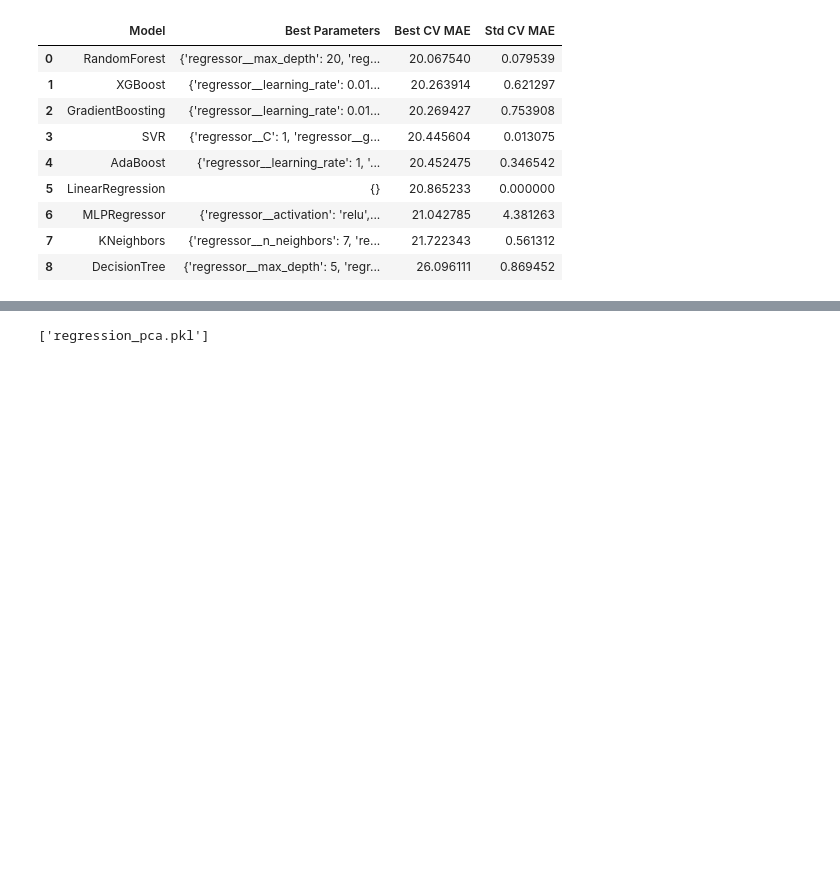
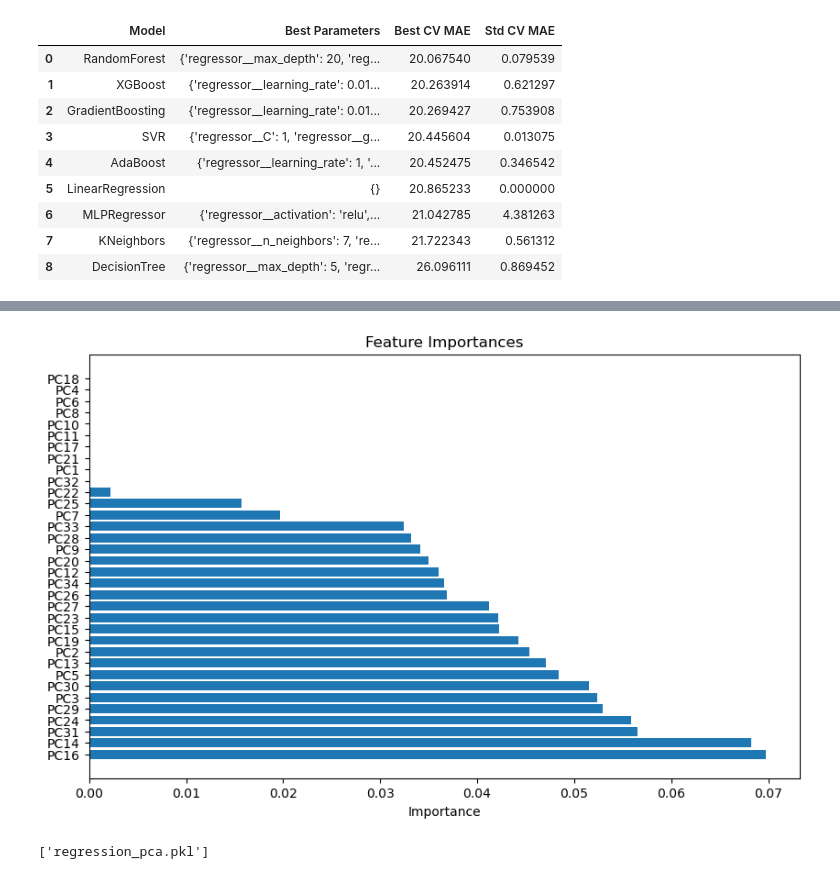
Before and after one commit to KRooL4E/ML_CW2, a Jupyter notebook: regression_notebook.ipynb, the cells around one changed output, grey strips where cells are left out. Saved outputs shown, nothing was run; the diff lists cells and outputs as text; code cells hidden in the pictures; blank space fills up the shorter version.

```diff
--- a/regression_notebook.ipynb
+++ b/regression_notebook.ipynb
@@ -917,0 +941,10 @@ results_with_std
+# %%
+# Extract Feature Importances
+feature_importances = pd.DataFrame({
+    'Feature': X_train.columns,
+    'Importance': best_model.named_steps['regressor'].feature_importances_
+}).sort_values(by='Importance', ascending=False)
+
+# Display Feature Importance Scores
+print("Feature Importance Scores:")
+print(feature_importances)
@@ -918,3 +969,12 @@ results_with_std
+# %%
+# Plot feature importances
+plt.figure(figsize=(10, 6))
+plt.barh(feature_importances['Feature'], feature_importances['Importance'])
+plt.xlabel('Importance')
+plt.title('Feature Importances')
+plt.show()
+# %% [output]
+[figure, added]
 # %%
 import joblib
 
```
Also changed, not shown: parts of 6 cells of this notebook.
